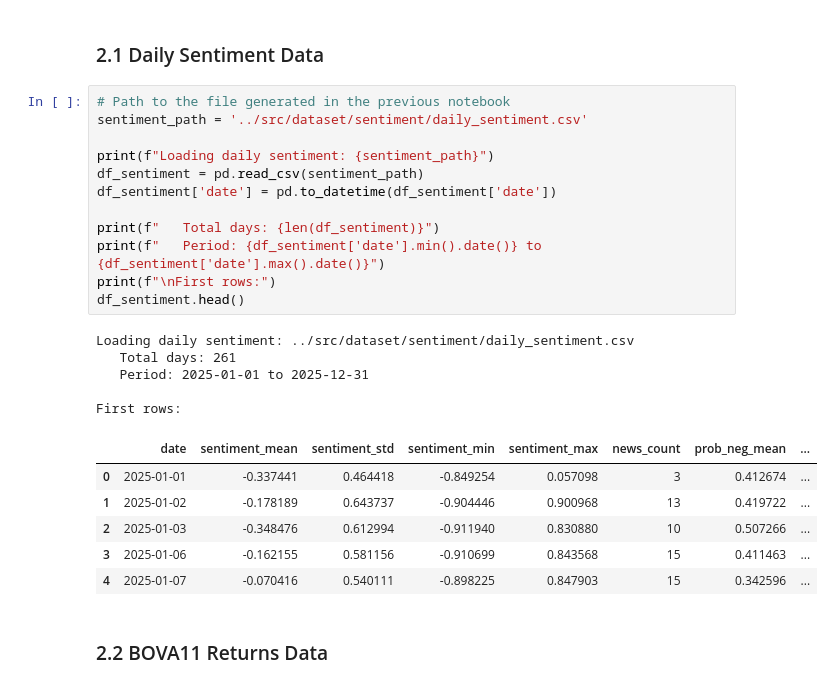
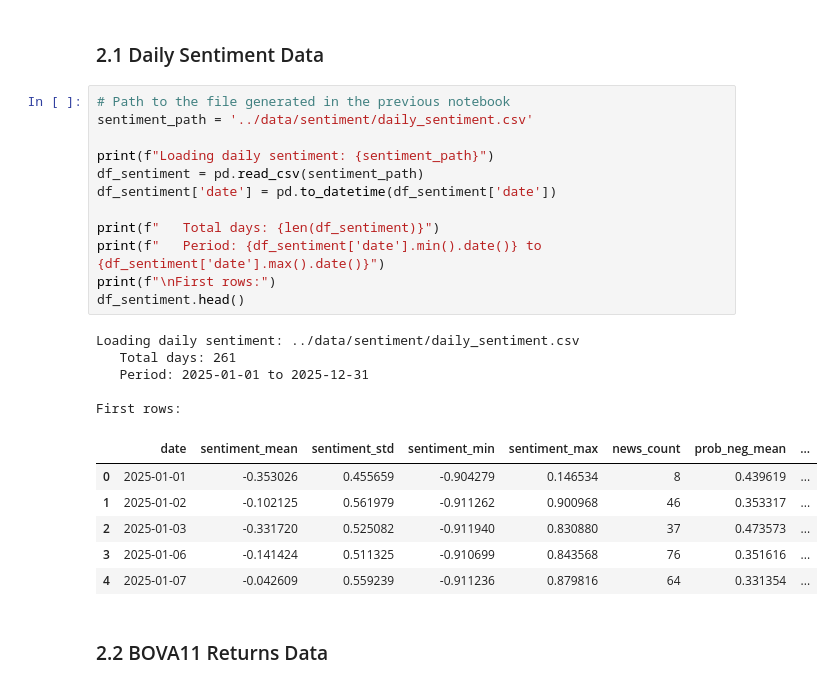
Before and after one commit to andrebpf/tcc-mba, a Jupyter notebook: notebooks/03_sentiment_market_merge.ipynb, the cells around one changed output. Drawn from its saved outputs; the diff is of its cells as text.

```diff
--- a/notebooks/03_sentiment_market_merge.ipynb
+++ b/notebooks/03_sentiment_market_merge.ipynb
@@ -91,28 +91,28 @@ Imports complete!
 ### 2.1 Daily Sentiment Data
 # %%
 # Path to the file generated in the previous notebook
-sentiment_path = '../src/dataset/sentiment/daily_sentiment.csv'
+sentiment_path = '../data/sentiment/daily_sentiment.csv'
 
 print(f"Loading daily sentiment: {sentiment_path}")
 df_sentiment = pd.read_csv(sentiment_path)
 df_sentiment['date'] = pd.to_datetime(df_sentiment['date'])
 
 print(f"   Total days: {len(df_sentiment)}")
 print(f"   Period: {df_sentiment['date'].min().date()} to {df_sentiment['date'].max().date()}")
 print(f"\nFirst rows:")
 df_sentiment.head()
 # %% [output]
-Loading daily sentiment: ../src/dataset/sentiment/daily_sentiment.csv
+Loading daily sentiment: ../data/sentiment/daily_sentiment.csv
    Total days: 261
    Period: 2025-01-01 to 2025-12-31
 
 First rows:
 |  | date | sentiment_mean | sentiment_std | sentiment_min | sentiment_max | news_count | prob_neg_mean | ... |
-| 0 | 2025-01-01 | -0.337441 | 0.464418 | -0.849254 | 0.057098 | 3 | 0.412674 | ... |
-| 1 | 2025-01-02 | -0.178189 | 0.643737 | -0.904446 | 0.900968 | 13 | 0.419722 | ... |
-| 2 | 2025-01-03 | -0.348476 | 0.612994 | -0.911940 | 0.830880 | 10 | 0.507266 | ... |
-| 3 | 2025-01-06 | -0.162155 | 0.581156 | -0.910699 | 0.843568 | 15 | 0.411463 | ... |
-| 4 | 2025-01-07 | -0.070416 | 0.540111 | -0.898225 | 0.847903 | 15 | 0.342596 | ... |
+| 0 | 2025-01-01 | -0.353026 | 0.455659 | -0.904279 | 0.146534 | 8 | 0.439619 | ... |
+| 1 | 2025-01-02 | -0.102125 | 0.561979 | -0.911262 | 0.900968 | 46 | 0.353317 | ... |
+| 2 | 2025-01-03 | -0.331720 | 0.525082 | -0.911940 | 0.830880 | 37 | 0.473573 | ... |
+| 3 | 2025-01-06 | -0.141424 | 0.511325 | -0.910699 | 0.843568 | 76 | 0.351616 | ... |
+| 4 | 2025-01-07 | -0.042609 | 0.559239 | -0.911236 | 0.879816 | 64 | 0.331354 | ... |
 # %% [markdown]
 ### 2.2 BOVA11 Returns Data
 # %%
```
Also changed, not shown: parts of 16 cells of this notebook, 10 other files.
